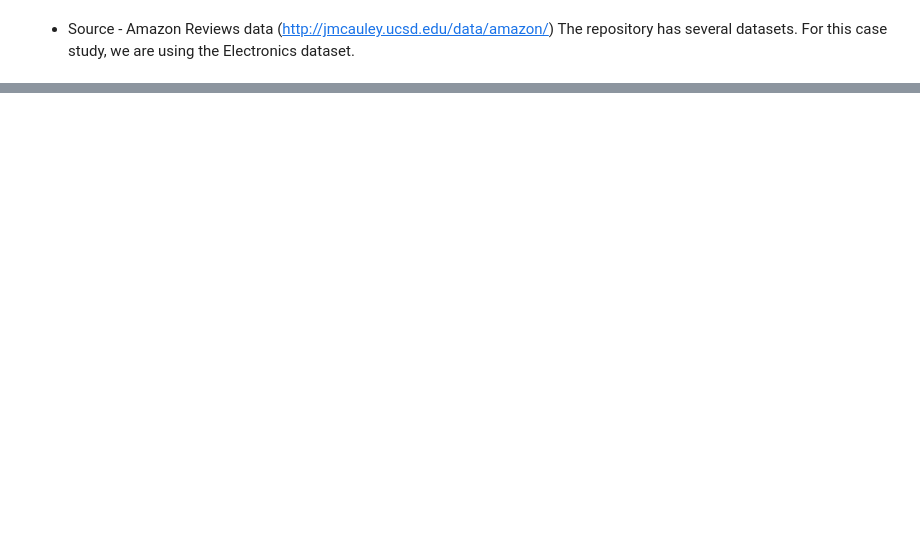
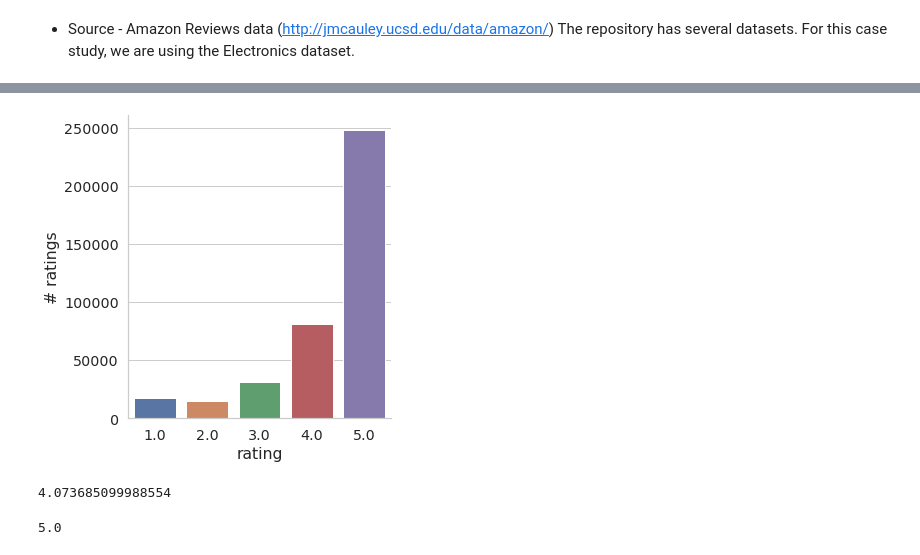
Before and after one commit to tobiasweede/rs-via-gnn, a Jupyter notebook: 01_mln-baselines/amazon-electronic/amazon-electronic-descriptive-analysis.ipynb, the cells around one changed output, grey strips where cells are left out. Saved outputs shown, nothing was run; the diff lists cells and outputs as text; code cells hidden in the pictures; blank space fills up the shorter version.

```diff
--- a/01_mln-baselines/amazon-electronic/amazon-electronic-descriptive-analysis.ipynb
+++ b/01_mln-baselines/amazon-electronic/amazon-electronic-descriptive-analysis.ipynb
@@ -418,0 +63,4 @@ RMSE: 1.0647
+# %%
+processed_ratings = ratings[['reviewerID', 'asin','overall']]
+processed_ratings.columns = ['user_id', 'item_id', 'rating']
+display(processed_ratings.head())
@@ -418,0 +122,10 @@ RMSE: 1.0647
+# %%
+# Keep entries where the user has rated more than n items and less than m items
+
+n = 50
+m = 1000
+
+counts = processed_ratings['user_id'].value_counts()
+mask = (counts >= n) & (counts <= m)
+print(mask.value_counts())
+processed_ratings_cut = processed_ratings[processed_ratings['user_id'].isin(mask[mask == True].index)]
@@ -418,0 +136,23 @@ RMSE: 1.0647
+# %%
+# power law?
+rating_count_by_user = processed_ratings_cut.groupby('user_id').size().sort_values(ascending=False)
+print(rating_count_by_user)
+print(type(rating_count_by_user))
+size = rating_count_by_user.size
+print(size)
+
+df = pd.DataFrame(dict(sorted_user_id=range(1,size+1), rating_counts=rating_count_by_user.values))
+
+sns.set(style='whitegrid', font_scale=1.3, rc={'xtick.labelsize':12, 'ytick.labelsize':12})
+image = sns.relplot(data=df,
+                    x="sorted_user_id",
+                    y="rating_counts",
+                    kind="line",
+                    )
+
+image.set(xlabel="users sorted desc. by # ratings",
+          ylabel="# ratings"
+          )
+
+
+image.savefig(figure_path + '/amazon-long-tail-distribution-cut.png', dpi=300, bbox_inches='tight')
@@ -418,0 +176,16 @@ RMSE: 1.0647
+# %%
+# rating distribution after cleanup
+sns.set(style='whitegrid', font_scale=1.3)
+g = sns.factorplot("rating", data=processed_ratings_cut, kind='count')
+g.set_ylabels("# ratings")
+g.savefig(figure_path + '/amazon-rating-distribution.png', dpi=300, bbox_inches='tight')
+# %% [output]
+[figure, added]
+# %%
+processed_ratings['rating'].mean()
+# %% [output]
+4.073685099988554
+# %%
+processed_ratings['rating'].median()
+# %% [output]
+5.0
```
Also changed, not shown: parts of 53 cells of this notebook, 5 other files.
